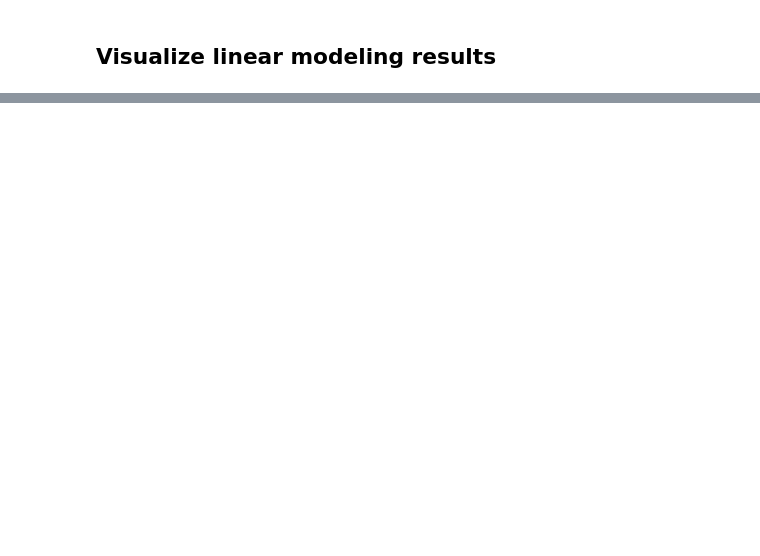
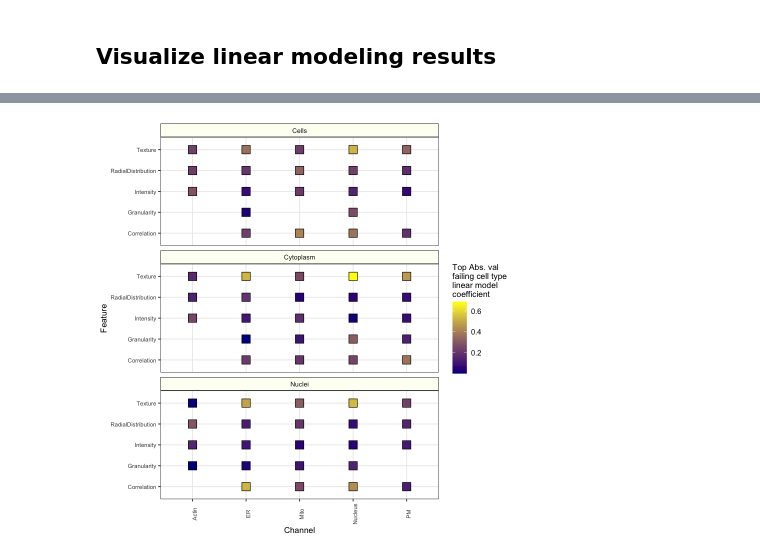
Before and after one commit to WayScience/cellpainting_predicts_cardiac_fibrosis, a Jupyter notebook: 4.analyze_data/notebooks/linear_model/1.visualize_linear_model.ipynb, the cells around one changed output, grey strips where cells are left out. Drawn from its saved outputs; the diff is of its cells as text; code cells hidden in the pictures; blank space fills up the shorter version.

```diff
--- a/4.analyze_data/notebooks/linear_model/1.visualize_linear_model.ipynb
+++ b/4.analyze_data/notebooks/linear_model/1.visualize_linear_model.ipynb
@@ -92,0 +147,15 @@ lm_fig_gg
+# %%
+channels <- c(
+    "Mitochondria" = "Mito",
+    "Hoechst" = "DNA",
+    "PM" = "PM",
+    "ER" = "ER",
+    "Actin" = "Actin"
+)
+
+lm_cleaned_df <- lm_df %>%
+    dplyr::filter(channel %in% names(channels)) %>%
+    dplyr::group_by(feature_group, channel_cleaned, compartment) %>%
+    dplyr::slice_max(order_by = failing_coef, n = 1)
+
+head(lm_cleaned_df, 2)
@@ -92,0 +168,33 @@ lm_fig_gg
+# %%
+coef_gg <- (
+    ggplot(lm_cleaned_df, aes(x = channel_cleaned, y = feature_group))
+    + geom_point(aes(fill = abs(failing_coef)), pch = 22, size = 5)
+    + facet_wrap("~compartment", ncol = 1)
+    + theme_bw()
+    + scale_fill_gradient(
+        name="Top Abs. val\nfailing cell type\nlinear model\ncoefficient",
+        low = "darkblue",
+        high = "yellow"
+    )
+    + xlab("Channel")
+    + ylab("Feature")
+    + theme(
+        axis.text = element_text(size = 7),
+        axis.text.x = element_text(angle = 90, size = 7),
+        axis.title = element_text(size = 10),
+        legend.text = element_text(size = 9),
+        legend.title = element_text(size = 10),
+        strip.text = element_text(size = 8),
+        strip.background = element_rect(
+            colour = "black",
+            fill = "#fdfff4"
+        )
+    )
+)
+
+# Save figure
+ggsave(lm_coef_fig, coef_gg, height = 5, width = 3.5, dpi = 500)
+
+coef_gg
+# %% [output]
+[figure, added]
```
Also changed, not shown: parts of 11 cells of this notebook, 14 other files.
